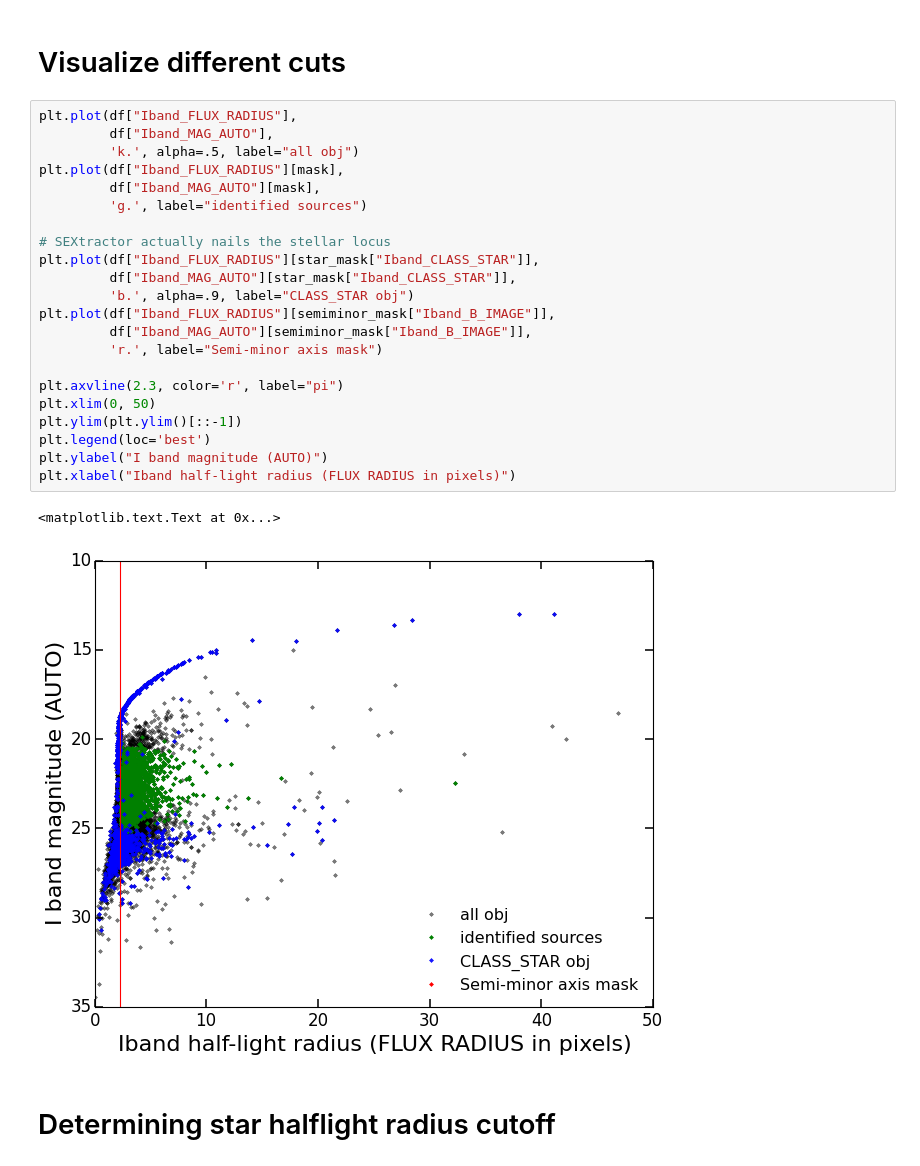
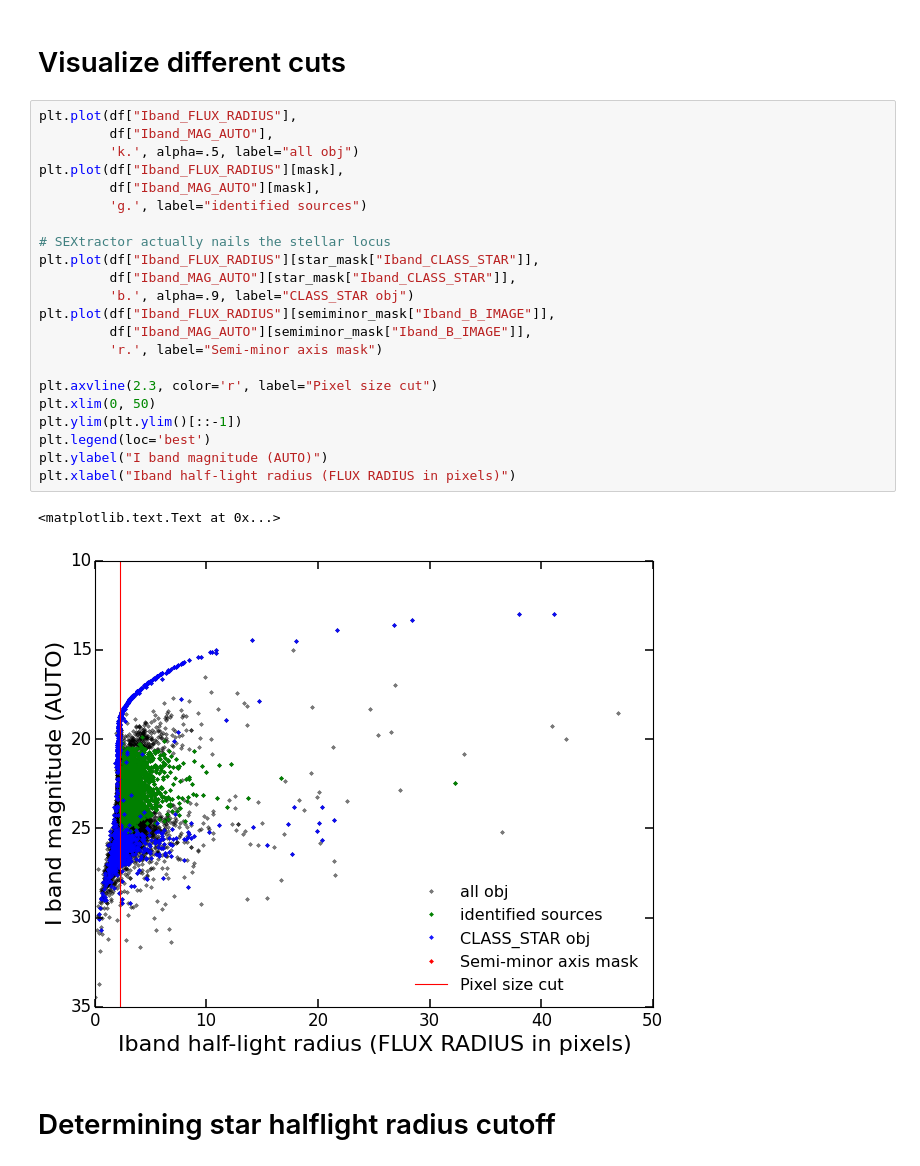
Before and after one commit to karenyyng/MACSJ1752, a Jupyter notebook: Code/data_preprocessing/3_determine_sources_from_combined_cat.ipynb, the cells around one changed output. Saved outputs shown, nothing was run; the diff lists cells and outputs as text.

```diff
--- a/Code/data_preprocessing/3_determine_sources_from_combined_cat.ipynb
+++ b/Code/data_preprocessing/3_determine_sources_from_combined_cat.ipynb
@@ -128,28 +128,28 @@ semiminor_mask = df[semiminor_key] < 0.4
 # %%
 plt.plot(df["Iband_FLUX_RADIUS"],
          df["Iband_MAG_AUTO"],
          'k.', alpha=.5, label="all obj")
 plt.plot(df["Iband_FLUX_RADIUS"][mask],
          df["Iband_MAG_AUTO"][mask],
          'g.', label="identified sources")
 
 # SEXtractor actually nails the stellar locus
 plt.plot(df["Iband_FLUX_RADIUS"][star_mask["Iband_CLASS_STAR"]],
          df["Iband_MAG_AUTO"][star_mask["Iband_CLASS_STAR"]],
          'b.', alpha=.9, label="CLASS_STAR obj")
 plt.plot(df["Iband_FLUX_RADIUS"][semiminor_mask["Iband_B_IMAGE"]],
          df["Iband_MAG_AUTO"][semiminor_mask["Iband_B_IMAGE"]],
          'r.', label="Semi-minor axis mask")
 
-plt.axvline(2.3, color='r', label="pi")
+plt.axvline(2.3, color='r', label="Pixel size cut")
 plt.xlim(0, 50)
 plt.ylim(plt.ylim()[::-1])
 plt.legend(loc='best')
 plt.ylabel("I band magnitude (AUTO)")
 plt.xlabel("Iband half-light radius (FLUX RADIUS in pixels)")
 # %% [output]
 <matplotlib.text.Text at 0x...>
-[figure, old version]
+[figure, new version]
 # %% [markdown]
 # Determining star halflight radius cutoff
 # %%
```
Also changed, not shown: parts of 10 cells of this notebook.
